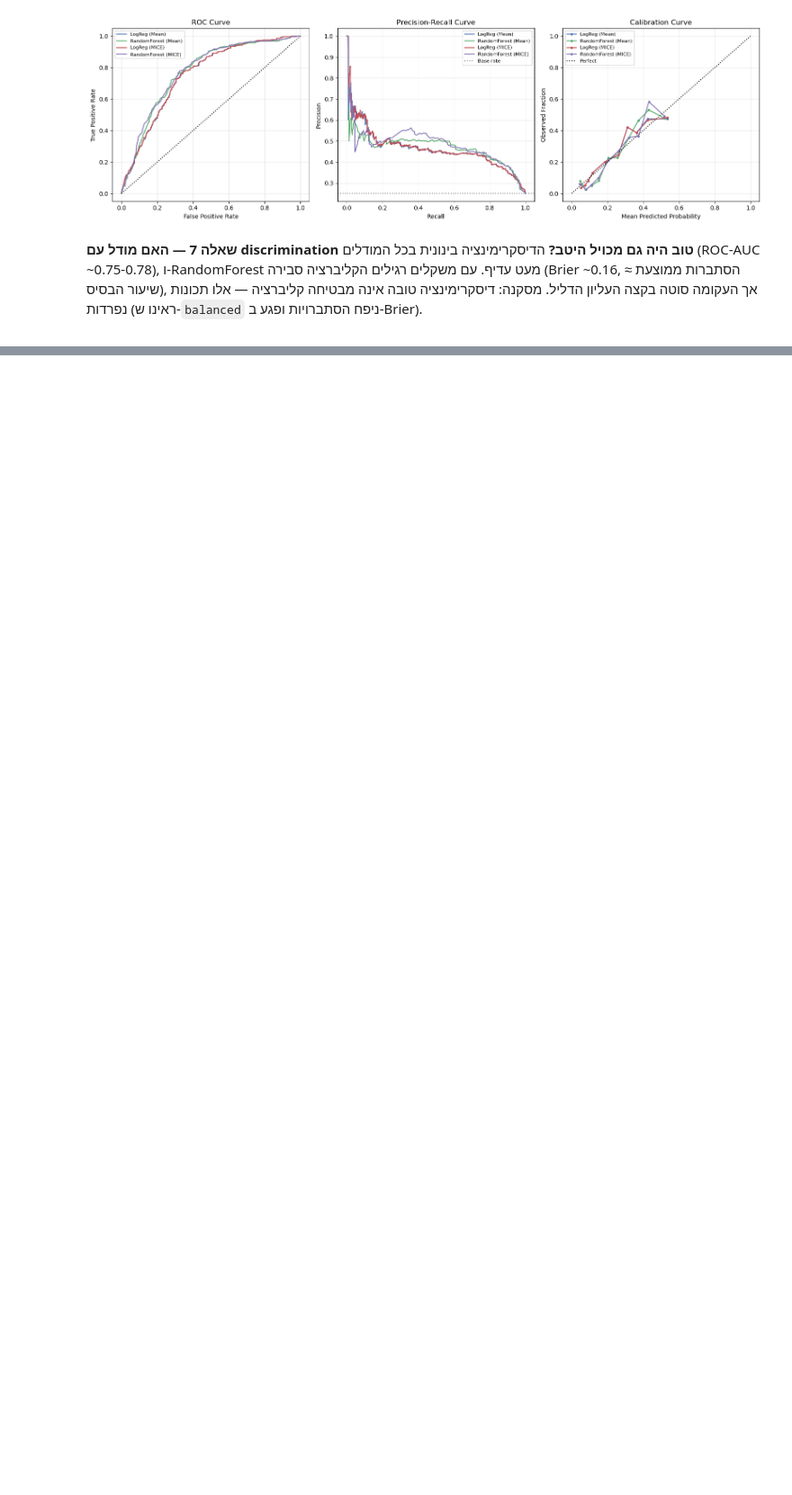
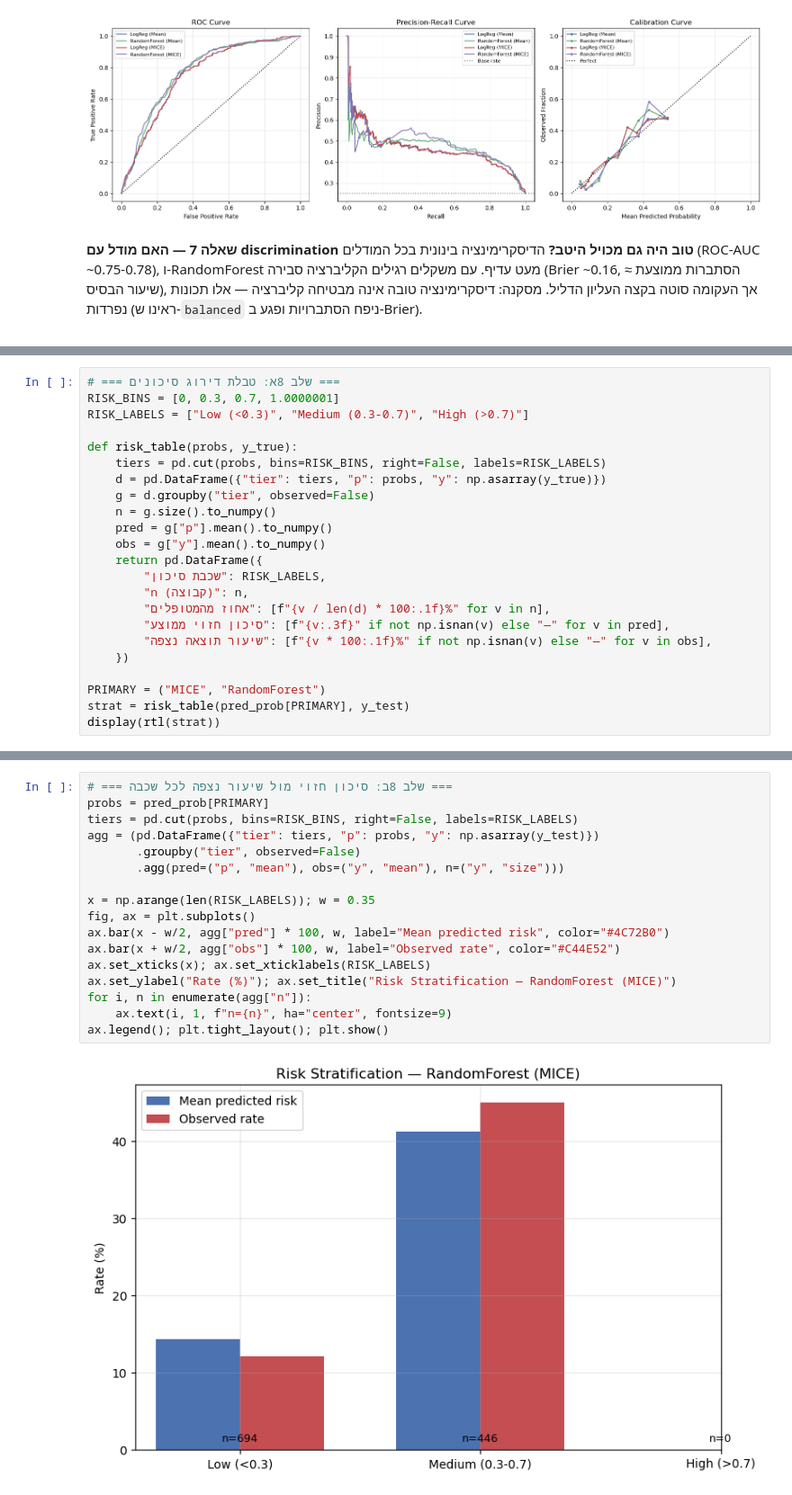
Before and after one commit to Roybin12/medical-machine-learning-, a Jupyter notebook: assignment.ipynb, the cells around one changed output, grey strips where cells are left out. Shown at 90% size. Saved outputs shown, nothing was run; the diff lists cells and outputs as text; blank space fills up the shorter version.

Commit message:
Stage 8: risk stratification table + predicted-vs-observed plot

```diff
--- a/assignment.ipynb
+++ b/assignment.ipynb
@@ -614,0 +625,23 @@ plt.tight_layout(); plt.show()
+# %%
+# === שלב 8א: טבלת דירוג סיכונים ===
+RISK_BINS = [0, 0.3, 0.7, 1.0000001]
+RISK_LABELS = ["Low (<0.3)", "Medium (0.3-0.7)", "High (>0.7)"]
+
+def risk_table(probs, y_true):
+    tiers = pd.cut(probs, bins=RISK_BINS, right=False, labels=RISK_LABELS)
+    d = pd.DataFrame({"tier": tiers, "p": probs, "y": np.asarray(y_true)})
+    g = d.groupby("tier", observed=False)
+    n = g.size().to_numpy()
+    pred = g["p"].mean().to_numpy()
+    obs = g["y"].mean().to_numpy()
+    return pd.DataFrame({
+        "שכבת סיכון": RISK_LABELS,
+        "n (קבוצה)": n,
+        "אחוז מהמטופלים": [f"{v / len(d) * 100:.1f}%" for v in n],
+        "סיכון חזוי ממוצע": [f"{v:.3f}" if not np.isnan(v) else "—" for v in pred],
+        "שיעור תוצאה נצפה": [f"{v * 100:.1f}%" if not np.isnan(v) else "—" for v in obs],
+    })
+
+PRIMARY = ("MICE", "RandomForest")
+strat = risk_table(pred_prob[PRIMARY], y_test)
+display(rtl(strat))
@@ -614,0 +653,19 @@ plt.tight_layout(); plt.show()
+# %%
+# === שלב 8ב: סיכון חזוי מול שיעור נצפה לכל שכבה ===
+probs = pred_prob[PRIMARY]
+tiers = pd.cut(probs, bins=RISK_BINS, right=False, labels=RISK_LABELS)
+agg = (pd.DataFrame({"tier": tiers, "p": probs, "y": np.asarray(y_test)})
+       .groupby("tier", observed=False)
+       .agg(pred=("p", "mean"), obs=("y", "mean"), n=("y", "size")))
+
+x = np.arange(len(RISK_LABELS)); w = 0.35
+fig, ax = plt.subplots()
+ax.bar(x - w/2, agg["pred"] * 100, w, label="Mean predicted risk", color="#4C72B0")
+ax.bar(x + w/2, agg["obs"] * 100, w, label="Observed rate", color="#C44E52")
+ax.set_xticks(x); ax.set_xticklabels(RISK_LABELS)
+ax.set_ylabel("Rate (%)"); ax.set_title("Risk Stratification — RandomForest (MICE)")
+for i, n in enumerate(agg["n"]):
+    ax.text(i, 1, f"n={n}", ha="center", fontsize=9)
+ax.legend(); plt.tight_layout(); plt.show()
+# %% [output]
+[figure, added]
```
Also changed, not shown: parts of 3 cells of this notebook.
